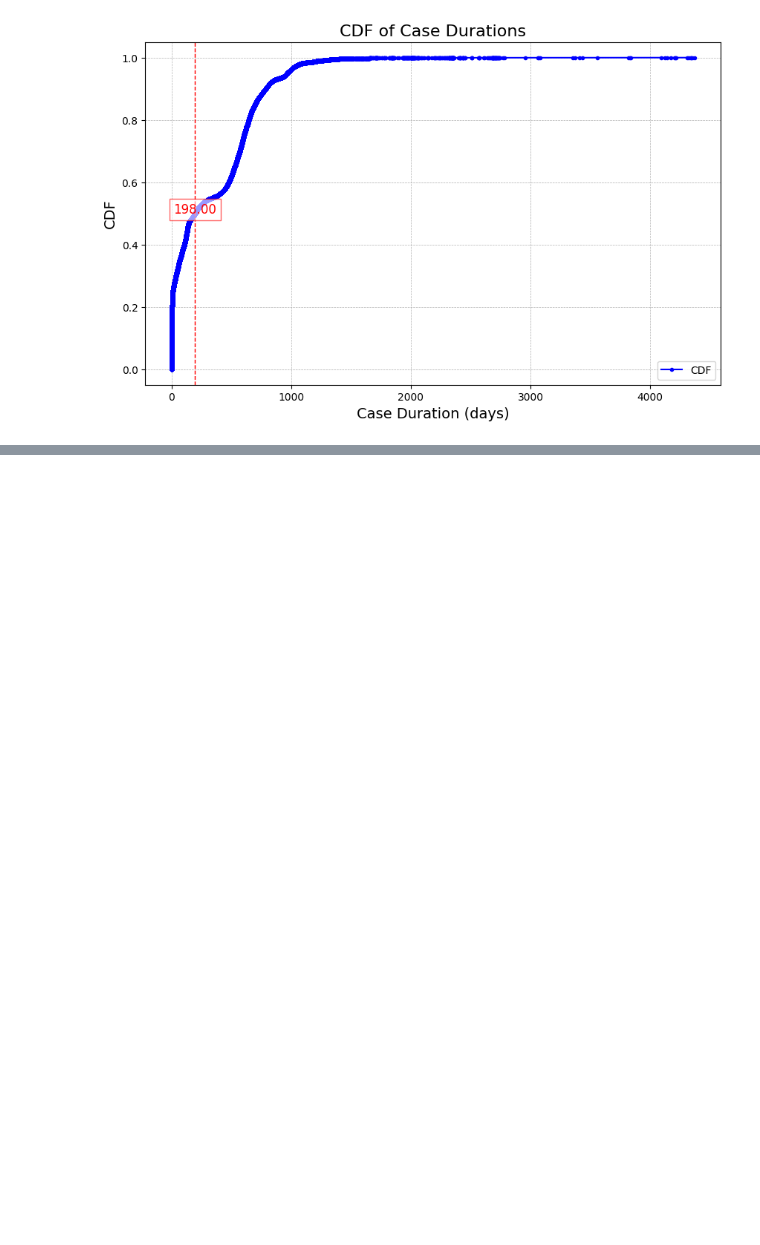
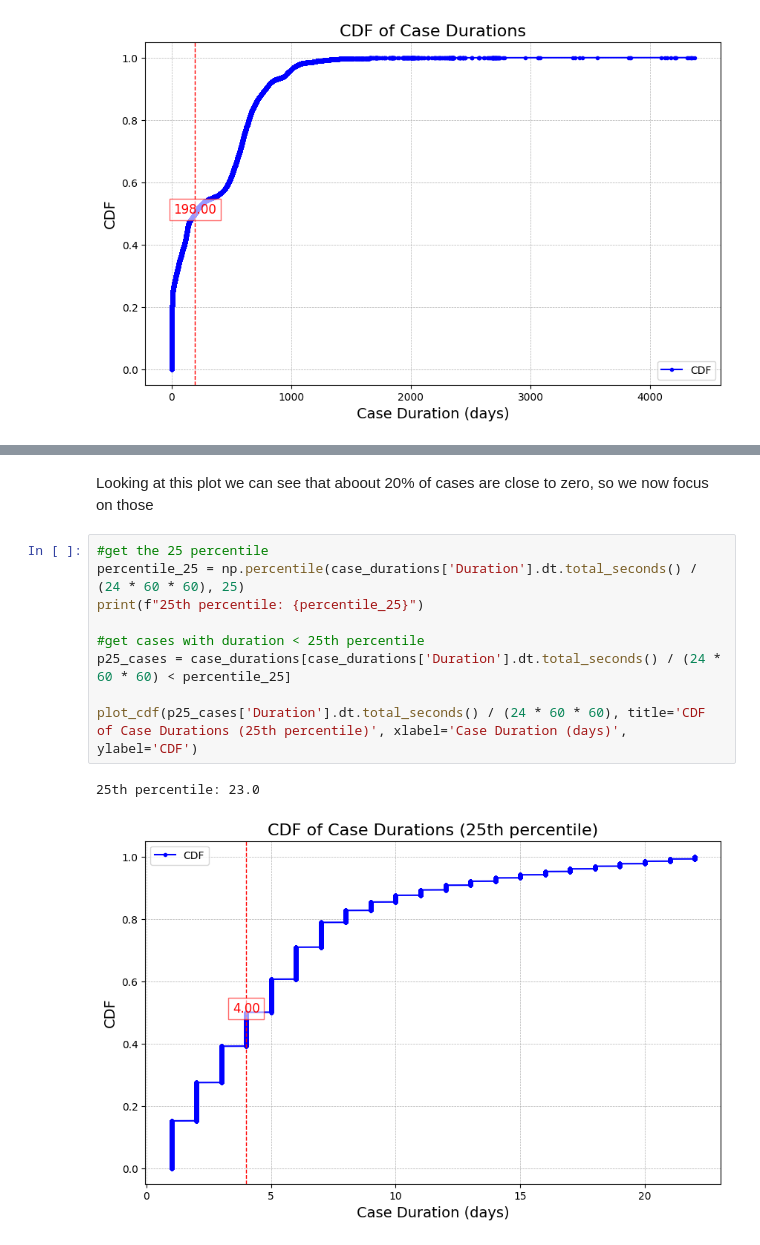
Before and after one commit to Ale-Dili/Progetto_BIS, a Jupyter notebook: data_filtering.ipynb, the cells around one changed output, grey strips where cells are left out. Saved outputs shown, nothing was run; the diff lists cells and outputs as text; blank space fills up the shorter version.

```diff
--- a/data_filtering.ipynb
+++ b/data_filtering.ipynb
@@ -113,0 +152,14 @@ plot_cdf(case_durations['Duration'].dt.total_seconds() / (24 * 60 * 60)
+# %% [markdown]
+Looking at this plot we can see that aboout 20% of cases are close to zero, so we now focus on those
+# %%
+#get the 25 percentile
+percentile_25 = np.percentile(case_durations['Duration'].dt.total_seconds() / (24 * 60 * 60), 25)
+print(f"25th percentile: {percentile_25}")
+
+#get cases with duration < 25th percentile
+p25_cases = case_durations[case_durations['Duration'].dt.total_seconds() / (24 * 60 * 60) < percentile_25]
+
+plot_cdf(p25_cases['Duration'].dt.total_seconds() / (24 * 60 * 60), title='CDF of Case Durations (25th percentile)', xlabel='Case Duration (days)', ylabel='CDF')
+# %% [output]
+25th percentile: 23.0
+[figure, added]
```
Also changed, not shown: parts of 8 cells of this notebook, 1 other file.
